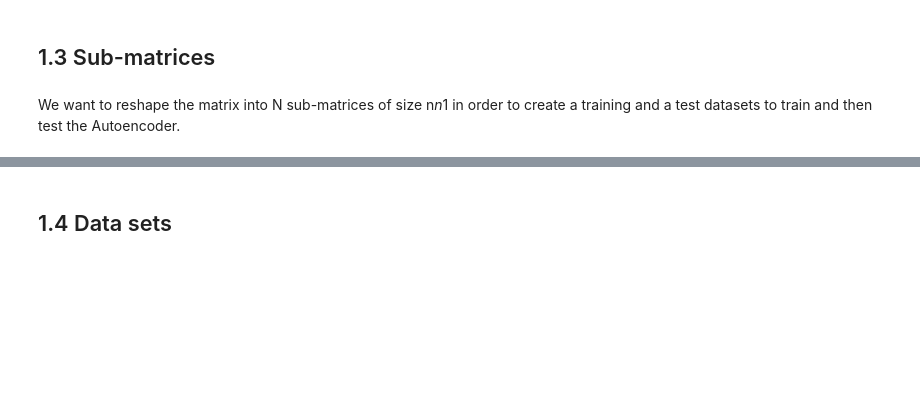
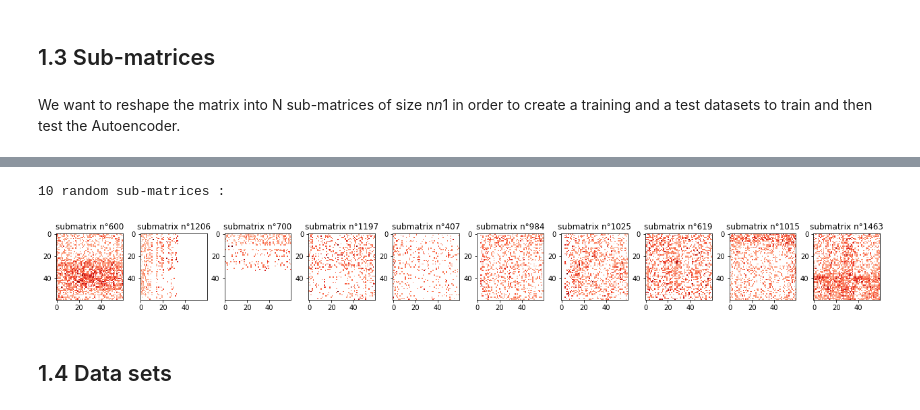
Before and after one commit to hkabbech/DeepHicIntegrator, a Jupyter notebook: extra_code/helene/AE_hic_test.ipynb, the cells around one changed output, grey strips where cells are left out. Drawn from its saved outputs; the diff is of its cells as text; code cells hidden in the pictures; blank space fills up the shorter version.

```diff
--- a/extra_code/helene/AE_hic_test.ipynb
+++ b/extra_code/helene/AE_hic_test.ipynb
@@ -213,2 +220,7 @@ plot_sub_matrices(h.sub_matrices, cmp)
+# %%
+h.plot_ten_sub_matrices()
+# %% [output]
+10 random sub-matrices :
+[figure, added]
 # %% [markdown]
 ## 1.4 Data sets
```
Also changed, not shown: parts of 35 cells of this notebook.
